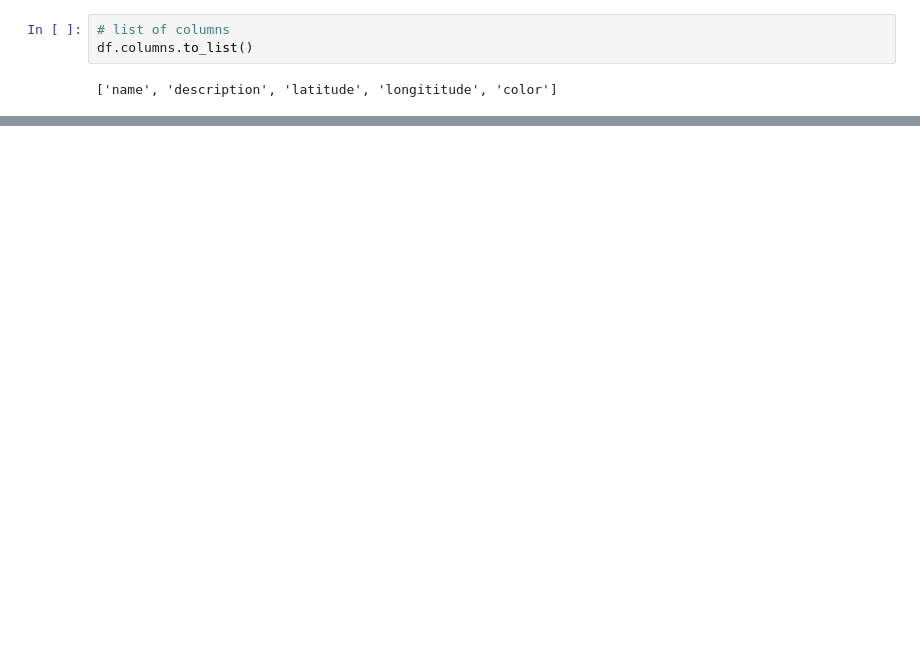
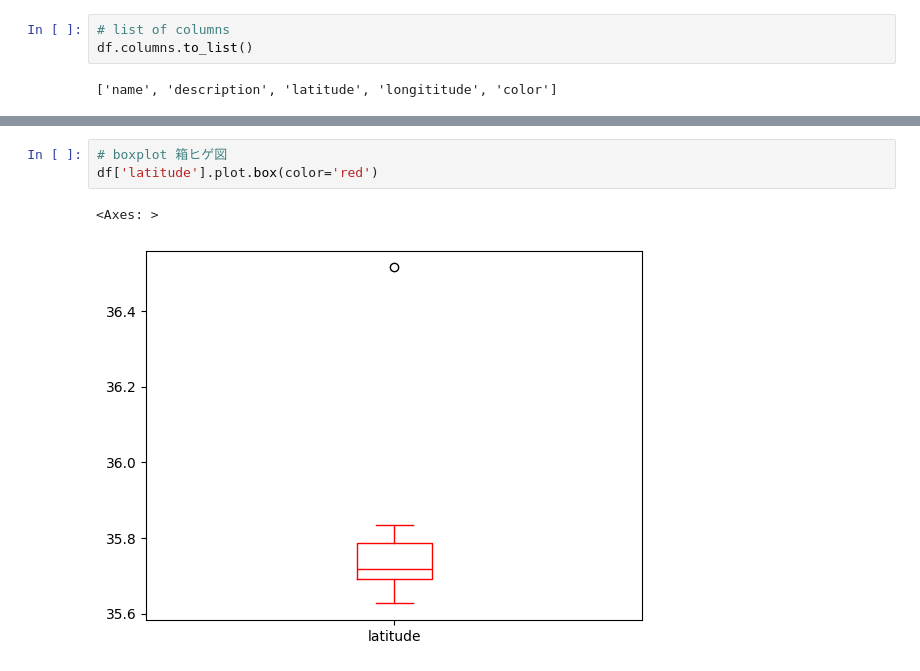
Before and after one commit to senrinozawa/GIS, a Jupyter notebook: week6/week6map.ipynb, the cells around one changed output, grey strips where cells are left out. Saved outputs shown, nothing was run; the diff lists cells and outputs as text; blank space fills up the shorter version.

```diff
--- a/week6/week6map.ipynb
+++ b/week6/week6map.ipynb
@@ -28,0 +59,6 @@ KeyError: "['longitude'] not in index"
+# %%
+# boxplot 箱ヒゲ図
+df['latitude'].plot.box(color='red')
+# %% [output]
+<Axes: >
+[figure, added]
```
Also changed, not shown: parts of 11 cells of this notebook, 4 other files.
